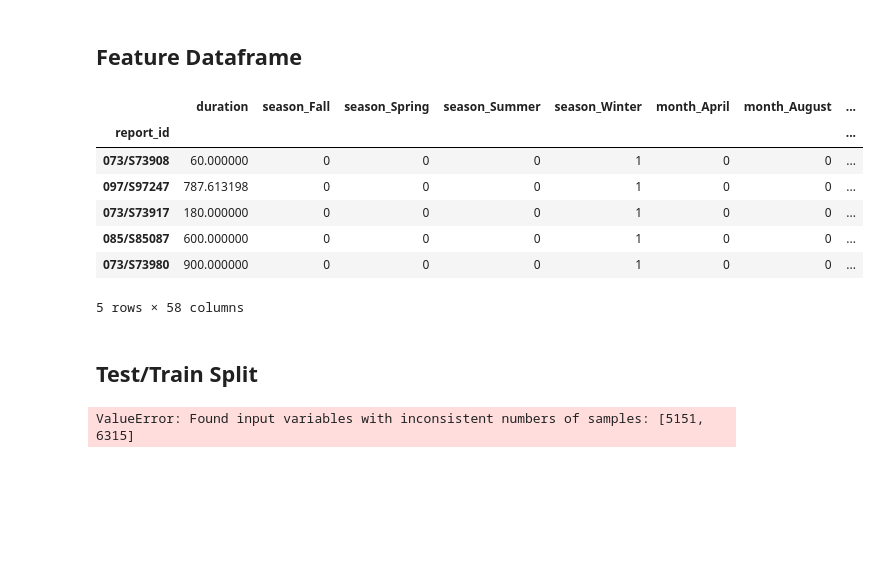
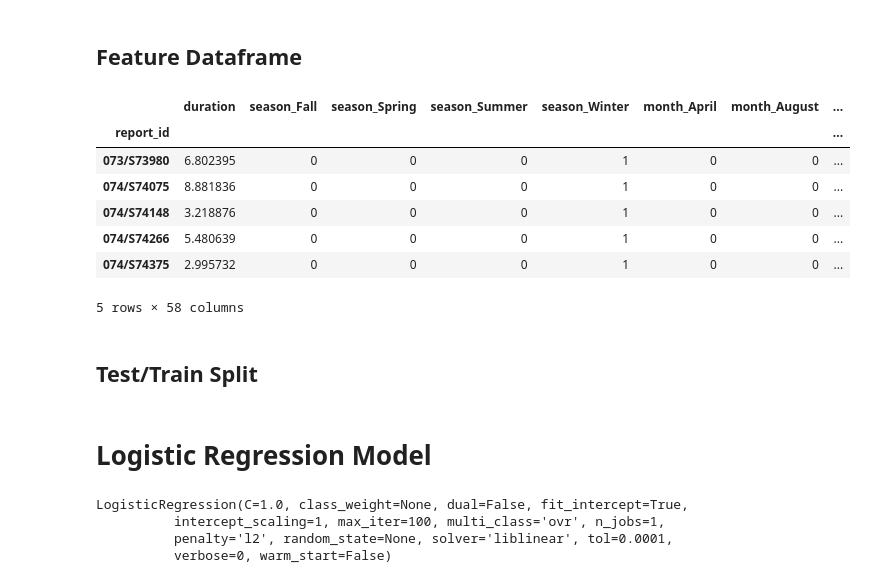
Before and after one commit to kevscon/ufo-reports, a Jupyter notebook: predictor.ipynb, the cells around one changed output. Cells and saved outputs as stored; diff of their text form; code cells hidden in the pictures; blank space fills up the shorter version.

```diff
--- a/predictor.ipynb
+++ b/predictor.ipynb
@@ -44,7 +48,7 @@ def sample_skip_idx(file, pct, rand=False):
     return(skip_idx)
 # %%
 # sample every 10th row
-skiprows = sample_skip_idx('data/ufo_df.csv', 10)
+skiprows = sample_skip_idx('data/ufo_df.csv', 2)
 ufo_df = pd.read_csv('data/ufo_df.csv', index_col=0, skiprows=skiprows)
 ufo_df.head()
 # %% [output]
@@ -106,2 +115,5 @@ num_cls = len(y.unique())
+# %%
+# transform numerical data to more normal distribution for modeling
+X_num = np.log(ufo_df['duration'])
 # %% [markdown]
 ## Categorical Data
@@ -122,20 +160,20 @@ X_cat.head()
 ## Feature Dataframe
 # %%
 # combine numerical and encoded categorical variables
-X = pd.concat([ufo_df['duration'], X_cat], axis=1)
+X = pd.concat([X_num, X_cat], axis=1)
 X.head()
 # %% [output]
 |  | duration | season_Fall | season_Spring | season_Summer | season_Winter | month_April | month_August | ... |
 | report_id |  |  |  |  |  |  |  | ... |
-| 073/S73908 | 60.000000 | 0 | 0 | 0 | 1 | 0 | 0 | ... |
-| 097/S97247 | 787.613198 | 0 | 0 | 0 | 1 | 0 | 0 | ... |
-| 073/S73917 | 180.000000 | 0 | 0 | 0 | 1 | 0 | 0 | ... |
-| 085/S85087 | 600.000000 | 0 | 0 | 0 | 1 | 0 | 0 | ... |
-| 073/S73980 | 900.000000 | 0 | 0 | 0 | 1 | 0 | 0 | ... |
+| 073/S73980 | 6.802395 | 0 | 0 | 0 | 1 | 0 | 0 | ... |
+| 074/S74075 | 8.881836 | 0 | 0 | 0 | 1 | 0 | 0 | ... |
+| 074/S74148 | 3.218876 | 0 | 0 | 0 | 1 | 0 | 0 | ... |
+| 074/S74266 | 5.480639 | 0 | 0 | 0 | 1 | 0 | 0 | ... |
+| 074/S74375 | 2.995732 | 0 | 0 | 0 | 1 | 0 | 0 | ... |
 5 rows × 58 columns
 # %% [markdown]
 ## Test/Train Split
 # %%
 X_train, X_test, y_train, y_test = train_test_split(X, y, test_size=0.2, random_state=0)
-# %% [output]
-ValueError: Found input variables with inconsistent numbers of samples: [5151, 6315]
+# %% [markdown]
+# Logistic Regression Model
@@ -141,0 +183,8 @@ ValueError: Found input variables with inconsistent numbers of samples: [5151, 6
+# %%
+log_reg = LogisticRegression()
+log_reg.fit(X_train, y_train)
+# %% [output]
+LogisticRegression(C=1.0, class_weight=None, dual=False, fit_intercept=True,
+          intercept_scaling=1, max_iter=100, multi_class='ovr', n_jobs=1,
+          penalty='l2', random_state=None, solver='liblinear', tol=0.0001,
+          verbose=0, warm_start=False)
```
Also changed, not shown: parts of 58 cells of this notebook, 1 other file.
